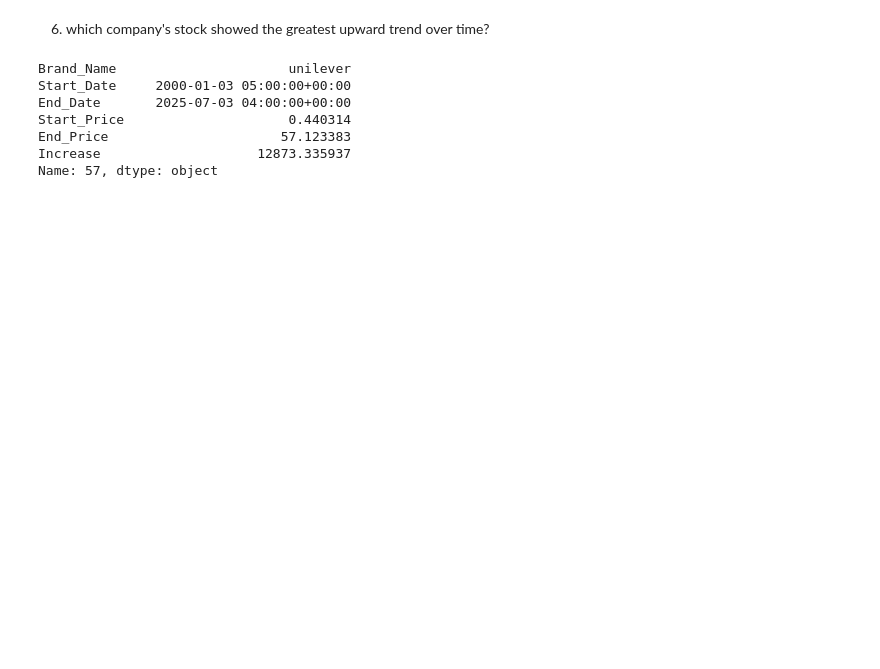
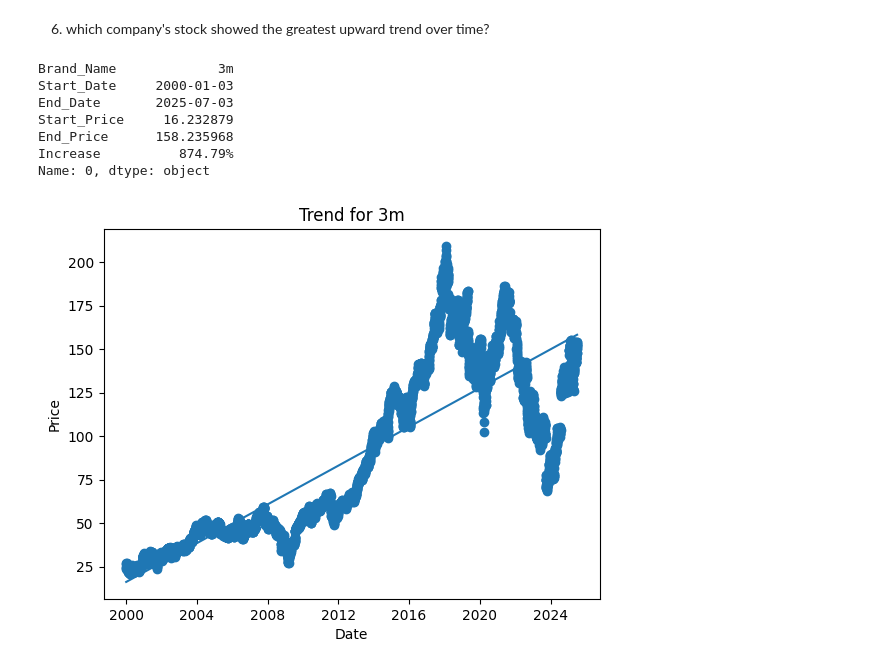
Before and after one commit to LQ458/World_Stock_Price, a Jupyter notebook: test.ipynb, the cells around one changed output. Saved outputs shown, nothing was run; the diff lists cells and outputs as text; code cells hidden in the pictures; blank space fills up the shorter version.

```diff
--- a/test.ipynb
+++ b/test.ipynb
@@ -107,43 +112,69 @@ array(['american express', 'cisco', 'jpmorgan chase & co',
 # %% [markdown]
 6. which company's stock showed the greatest upward trend over time?
 # %%
+# fit a linear regression of close vs. date‑ordinal per company to capture its long‑term price trend
+# predict the model’s start/end prices, compute % change, and select the company with the highest gain
 df['Date'] = pd.to_datetime(df['Date'], utc=True)
 results = []
-
 for company, group in df.groupby('Brand_Name'):
   group = group.sort_values(by='Date')
   if len(group) < 2:
     continue
-  x = group['Date'].map(pd.Timestamp.toordinal).values.reshape(-1, 1)
+  x = group['Date'].map(pd.Timestamp.toordinal).values.reshape(-1, 1) # again not sure why it says not a function
   y = group['Close'].values
 
   model = LinearRegression().fit(x, y)
 
   start_date = x[0, 0]
   end_date = x[-1, 0]
   start_pred = model.predict([[start_date]])[0]
   end_pred = model.predict([[end_date]])[0]
 
   increase = (end_pred - start_pred) / start_pred * 100
 
   results.append({
     'Brand_Name': company,
     'Start_Date': group['Date'].iloc[0],
     'End_Date': group['Date'].iloc[-1],
     'Start_Price': start_pred,
     'End_Price': end_pred,
-    'Increase': increase,
+    'Increase': f"{increase:.2f}%",
   })
 
 results_df = pd.DataFrame(results)
+results_df['Start_Date'] = results_df['Start_Date'].dt.date
+results_df['End_Date'] = results_df['End_Date'].dt.date
 
 max_increase = results_df.loc[results_df['Increase'].idxmax()]
 print(max_increase)
+
+# visualization
+
+best_brand = max_increase['Brand_Name']
+group = df[df['Brand_Name'] == best_brand].sort_values('Date')
+
+x_ord = group['Date'].map(pd.Timestamp.toordinal).values.reshape(-1,1)
+y = group['Close'].values
+
+model = LinearRegression().fit(x_ord, y)
+
+x_line = np.linspace(x_ord.min(), x_ord.max(), 100)
+y_line = model.predict(x_line.reshape(-1,1))
+dates_line = [pd.Timestamp.fromordinal(int(d)) for d in x_line]
+
+plt.figure()
+plt.scatter(group['Date'], y)
+plt.plot(dates_line, y_line)
+plt.title(f'Trend for {best_brand}')
+plt.xlabel('Date')
+plt.ylabel('Price')
+plt.show()
 # %% [output]
-Brand_Name                      unilever
-Start_Date     2000-01-03 05:00:00+00:00
-End_Date       2025-07-03 04:00:00+00:00
-Start_Price                     0.440314
-End_Price                      57.123383
-Increase                    12873.335937
-Name: 57, dtype: object
+Brand_Name             3m
+Start_Date     2000-01-03
+End_Date       2025-07-03
+Start_Price     16.232879
+End_Price      158.235968
+Increase          874.79%
+Name: 0, dtype: object
+[figure, added]
```
Also changed, not shown: parts of 10 cells of this notebook.
